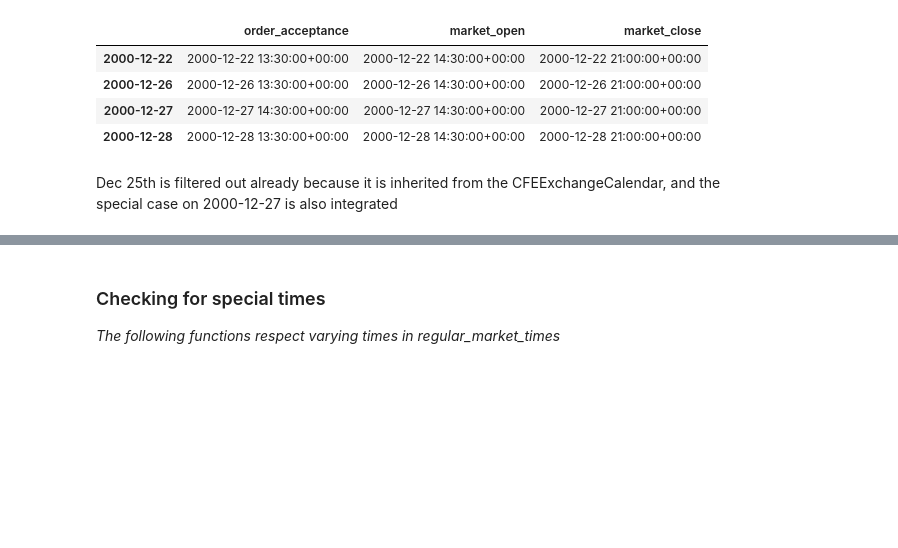
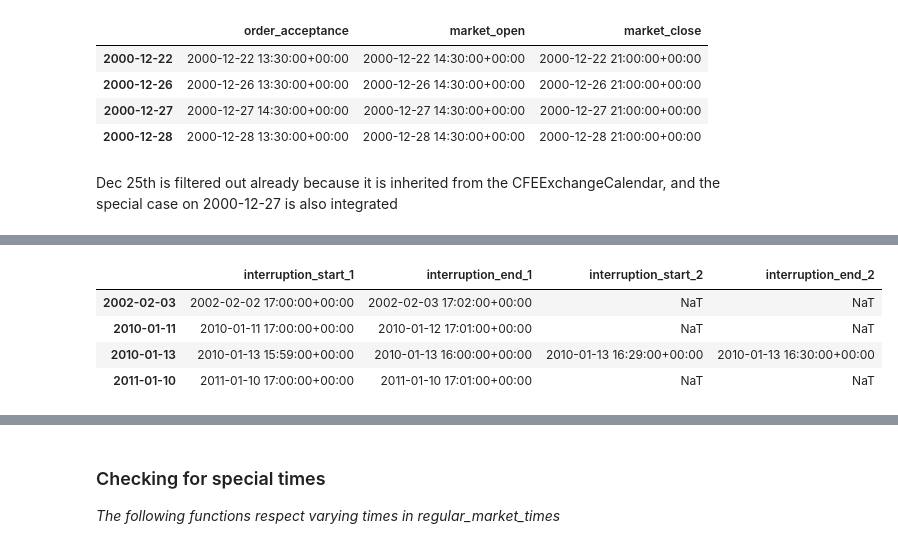
Before and after one commit to rsheftel/pandas_market_calendars, a Jupyter notebook: examples/usage.ipynb, the cells around one changed output, grey strips where cells are left out. Drawn from its saved outputs; the diff is of its cells as text; code cells hidden in the pictures; blank space fills up the shorter version.

```diff
--- a/examples/usage.ipynb
+++ b/examples/usage.ipynb
@@ -359,0 +380,8 @@ Any *market_time* in `regular_market_times` can have special times, which are lo
+# %%
+cal.interruptions_df
+# %% [output]
+|  | interruption_start_1 | interruption_end_1 | interruption_start_2 | interruption_end_2 |
+| 2002-02-03 | 2002-02-02 17:00:00+00:00 | 2002-02-03 17:02:00+00:00 | NaT | NaT |
+| 2010-01-11 | 2010-01-11 17:00:00+00:00 | 2010-01-12 17:01:00+00:00 | NaT | NaT |
+| 2010-01-13 | 2010-01-13 15:59:00+00:00 | 2010-01-13 16:00:00+00:00 | 2010-01-13 16:29:00+00:00 | 2010-01-13 16:30:00+00:00 |
+| 2011-01-10 | 2011-01-10 17:00:00+00:00 | 2011-01-10 17:01:00+00:00 | NaT | NaT |
```
Also changed, not shown: parts of 33 cells of this notebook.
